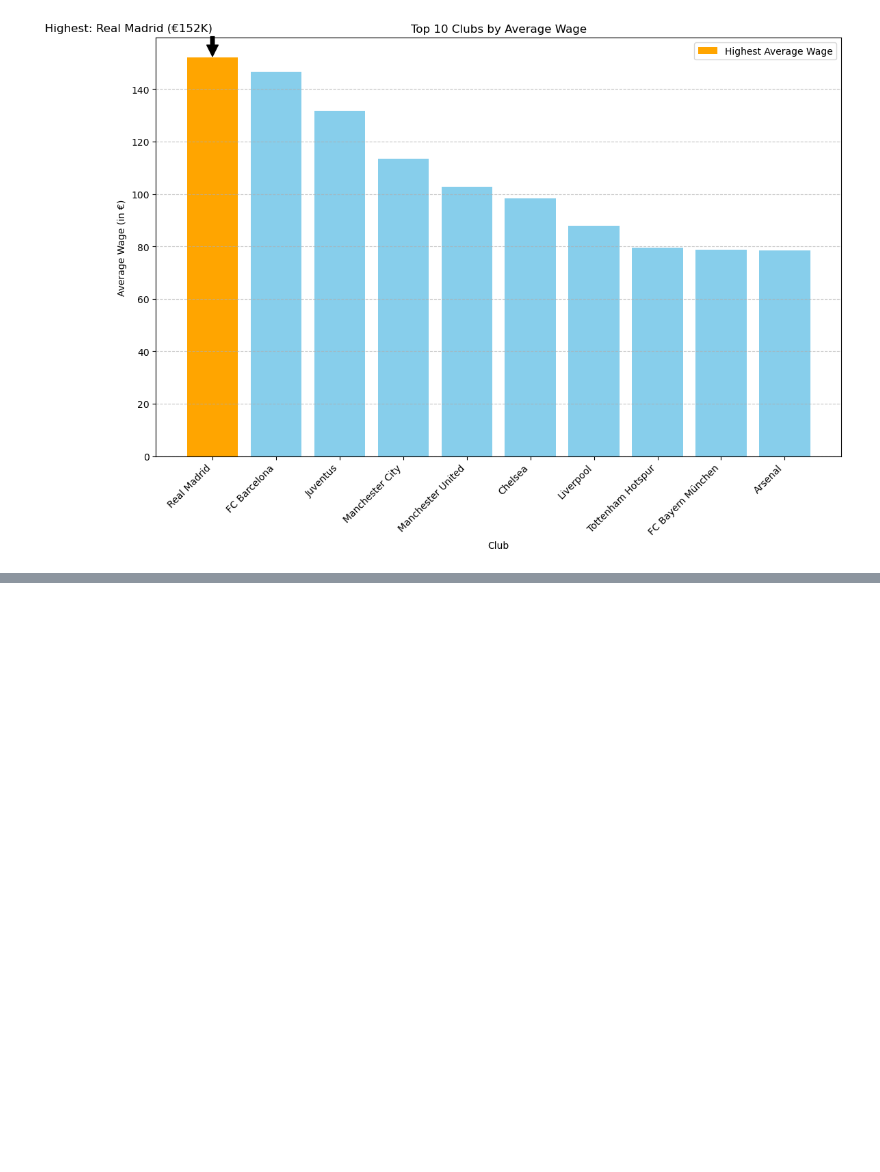
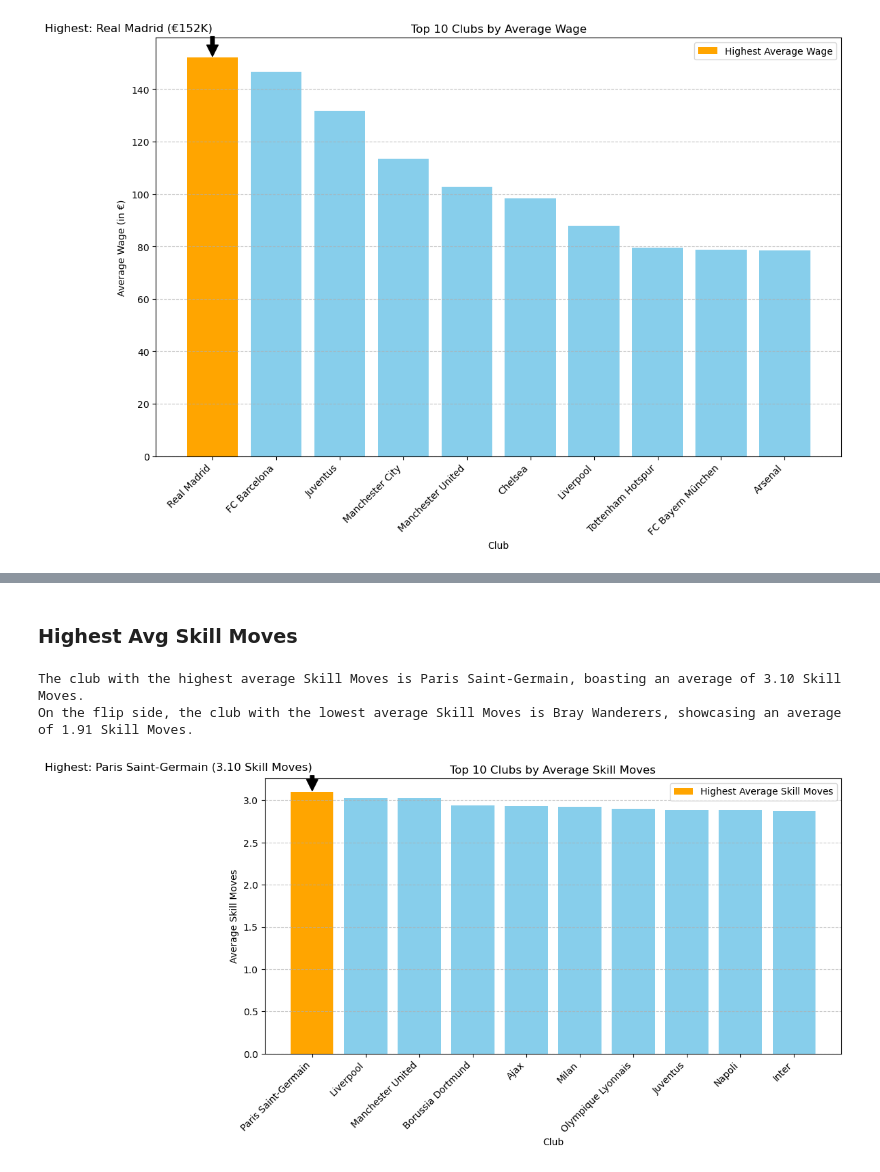
Before and after one commit to chrishunt11/Fifa_Fun, a Jupyter notebook: Fifa Fun.ipynb, the cells around one changed output, grey strips where cells are left out. Drawn from its saved outputs; the diff is of its cells as text; code cells hidden in the pictures; blank space fills up the shorter version.

```diff
--- a/Fifa Fun.ipynb
+++ b/Fifa Fun.ipynb
@@ -60,3 +64,22 @@ df.describe()
+# %%
+import numpy as np
+
+# Function to convert feet to inches
+def feet_to_inches(height):
+    if pd.notna(height):
+        if "'" in height:  # Check if the string contains "'"
+            feet, inches = map(int, height.split("'"))
+            total_inches = feet * 12 + inches
+            return total_inches
+        elif isinstance(height, (int, float)):  # Check if it's a numeric value
+            return np.nan  # Return NaN for numeric values
+        else:
+            return np.nan  # Return NaN for unexpected cases
+    else:
+        return np.nan  # Return NaN if it's already NaN
+
+# Convert 'Height' column to inches
+df['Height'] = df['Height'].apply(feet_to_inches)
 # %% [markdown]
 ## Questions
 - Which team has the highest/lowest overall rating?
@@ -243,0 +190,56 @@ plt.show()
+# %% [markdown]
+### Highest Avg Skill Moves
+# %%
+# Calculate average skill moves for each club
+club_skills = df.groupby('Club')['Skill Moves'].mean()
+
+# Identify the club with the highest and lowest average skill moves
+highest_club_skills = club_skills.idxmax()
+highest_skills = club_skills.max()
+
+lowest_club_skills = club_skills.idxmin()
+lowest_skills = club_skills.min()
+
+# Print the results
+print(f"The club with the highest average Skill Moves is {highest_club_skills}, boasting an average of {highest_skills:.2f} Skill Moves.")
+print(f"On the flip side, the club with the lowest average Skill Moves is {lowest_club_skills}, showcasing an average of {lowest_skills:.2f} Skill Moves.")
+# %% [output]
+The club with the highest average Skill Moves is Paris Saint-Germain, boasting an average of 3.10 Skill Moves.
+On the flip side, the club with the lowest average Skill Moves is Bray Wanderers, showcasing an average of 1.91 Skill Moves.
+# %%
+# Calculate average skill moves for each club
+club_skill_moves = df.groupby('Club')['Skill Moves'].mean()
+
+# Identify the club with the highest and lowest average skill moves
+best_club_skill_moves = club_skill_moves.idxmax()
+best_skill_moves = club_skill_moves.max()
+
+worst_club_skill_moves = club_skill_moves.idxmin()
+worst_skill_moves = club_skill_moves.min()
+
+# Selecting the top 10 clubs
+top_10_skill_moves = club_skill_moves.nlargest(10)
+
+# Reset the index for plotting
+top_10_skill_moves = top_10_skill_moves.reset_index()
+
+# Example color palette
+colors_skill_moves = ['skyblue' if club != best_club_skill_moves else 'orange' for club in top_10_skill_moves['Club']]
+
+# Plotting the bar chart for the top 10 clubs
+plt.figure(figsize=(12, 6), dpi=100)
+plt.bar(top_10_skill_moves['Club'], top_10_skill_moves['Skill Moves'], color=colors_skill_moves, label='Highest Average Skill Moves')
+plt.title('Top 10 Clubs by Average Skill Moves')
+plt.xlabel('Club')
+plt.ylabel('Average Skill Moves')
+plt.xticks(rotation=45, ha='right')
+plt.annotate(f'Highest: {best_club_skill_moves} ({best_skill_moves:.2f} Skill Moves)',
+             xy=(0, best_skill_moves), xytext=(0, best_skill_moves + .25),
+             arrowprops=dict(facecolor='black', shrink=0.05), fontsize=12, ha='right')
+plt.grid(axis='y', linestyle='--', alpha=0.7)
+plt.legend(loc='upper right')
+plt.tight_layout()
+
+plt.show()
+# %% [output]
+[figure, added]
```
Also changed, not shown: parts of 14 cells of this notebook.
